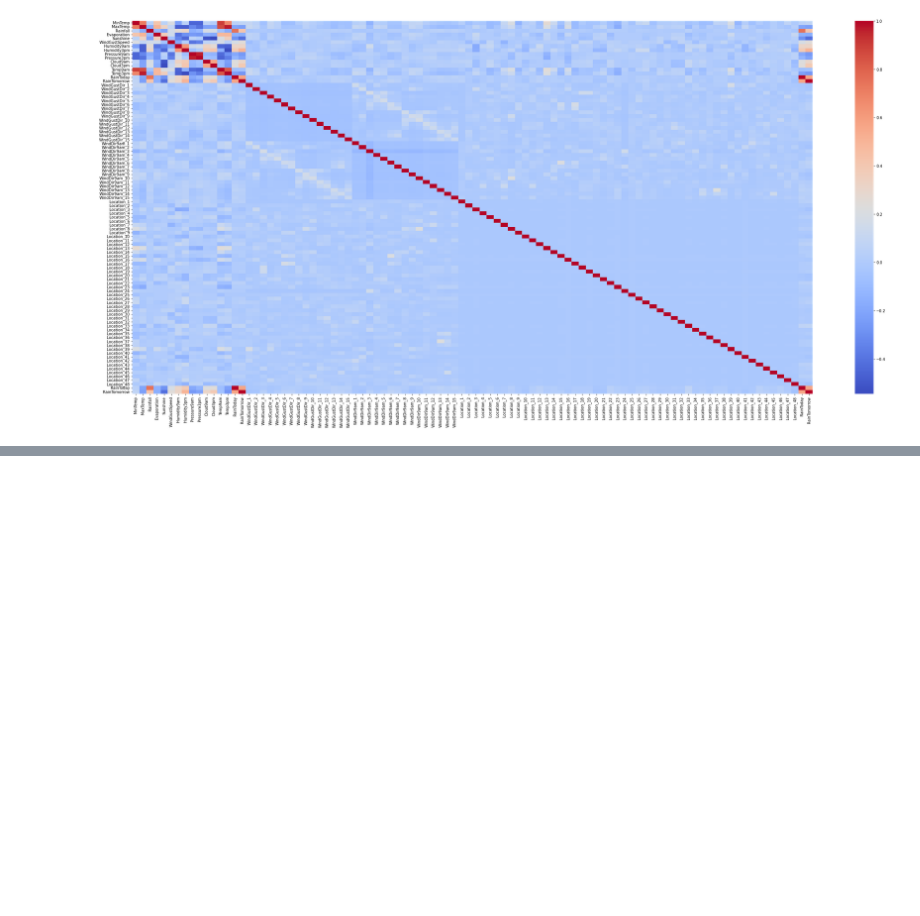
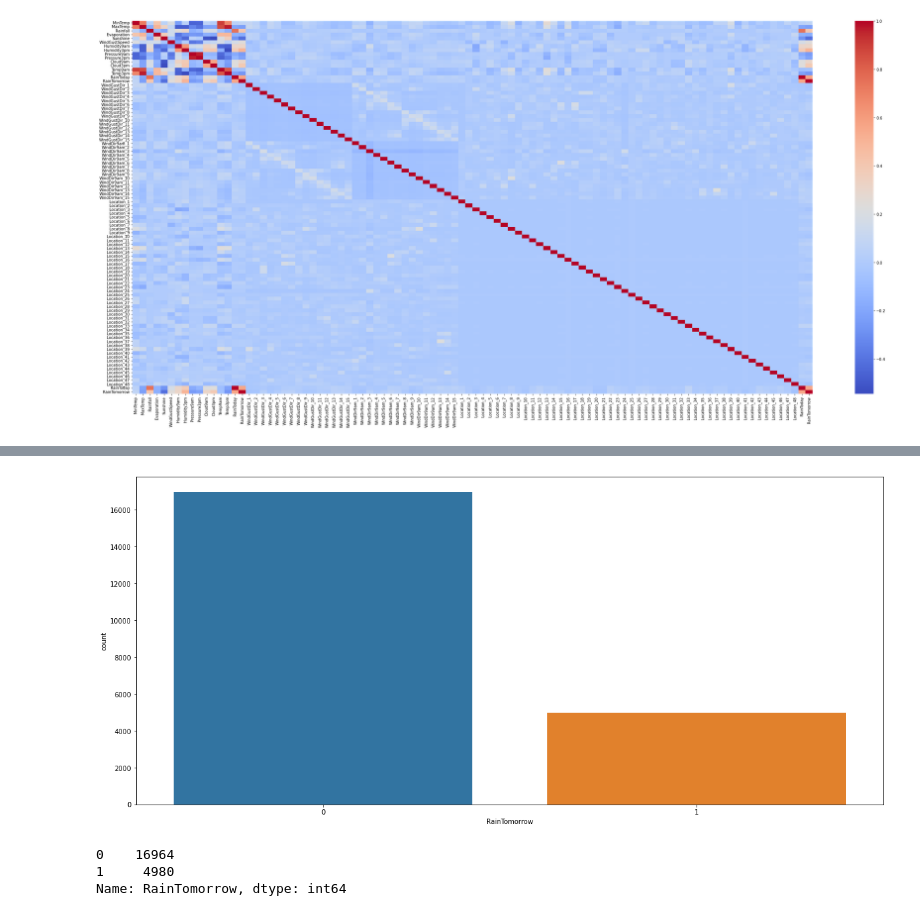
Before and after one commit to yagiz35/Xgboost-Karar-Agaclari-Kullanarak-Rain-In-Austuralia-data-setine-makine-ogrenmesi-uygulamas-, a Jupyter notebook: Untitled1.ipynb, the cells around one changed output, grey strips where cells are left out. Saved outputs shown, nothing was run; the diff lists cells and outputs as text; code cells hidden in the pictures; blank space fills up the shorter version.

```diff
--- a/Untitled1.ipynb
+++ b/Untitled1.ipynb
@@ -294,0 +321,12 @@ plt.show()
+# %%
+plt.figure(figsize =(20,9))
+sns.countplot(y_test)
+plt.show()
+# %% [output]
+[figure, added]
+# %%
+y_test.value_counts()
+# %% [output]
+0    16964
+1     4980
+Name: RainTomorrow, dtype: int64
```
Also changed, not shown: parts of 16 cells of this notebook.
